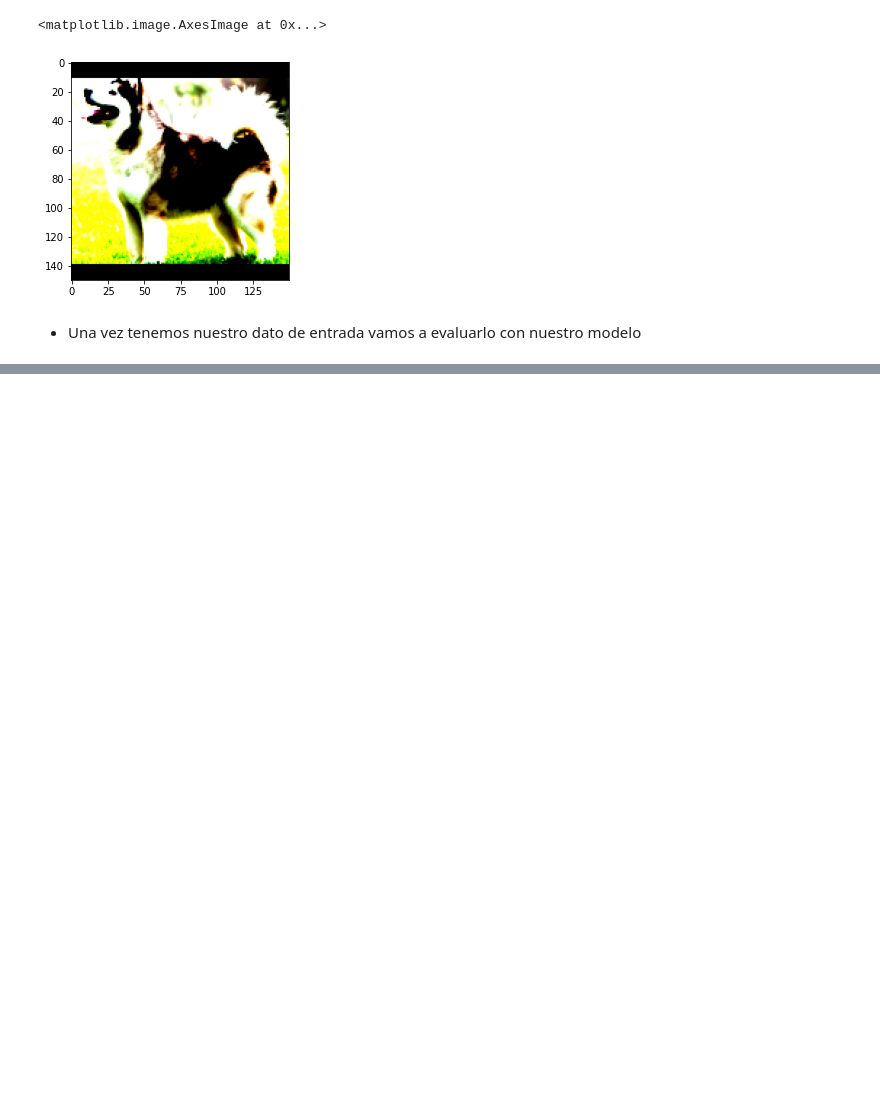
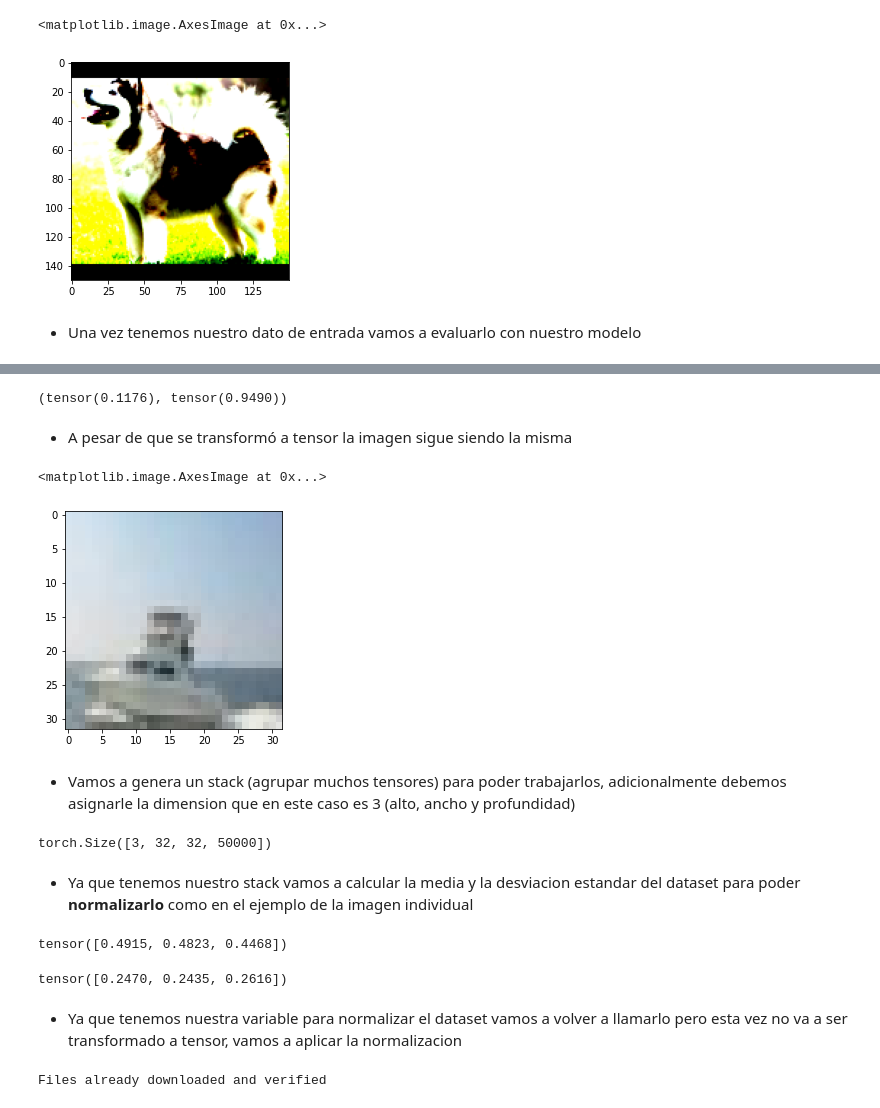
Before and after one commit to Nyota-Lab/torch, a Jupyter notebook: Reconocimiento_de_imagenes.ipynb, the cells around one changed output, grey strips where cells are left out. Cells and saved outputs as stored; diff of their text form; code cells hidden in the pictures; blank space fills up the shorter version.

```diff
--- a/Reconocimiento_de_imagenes.ipynb
+++ b/Reconocimiento_de_imagenes.ipynb
@@ -123,0 +198,2 @@ labels[index[0]], percentage[index[0]].item()
+# %%
+dataset = datasets.CIFAR10(data_path, train=True, download=True, transform=transforms.ToTensor())
@@ -123,0 +202,3 @@ labels[index[0]], percentage[index[0]].item()
+# %%
+img, label = dataset[100]
+img
@@ -123,0 +223,13 @@ labels[index[0]], percentage[index[0]].item()
+# %%
+img.min(), img.max()
+# %% [output]
+(tensor(0.1176), tensor(0.9490))
+# %% [markdown]
+* A pesar de que se transformó a tensor la imagen sigue siendo la misma
+# %%
+plt.imshow(img.permute(1,2,0))
+# %% [output]
+<matplotlib.image.AxesImage at 0x...>
+[figure, added]
+# %% [markdown]
+* Vamos a genera un stack (agrupar muchos tensores) para poder trabajarlos, adicionalmente debemos asignarle la dimension que en este caso es 3 (alto, ancho y profundidad)
@@ -123,0 +238,14 @@ labels[index[0]], percentage[index[0]].item()
+# %%
+imgs.shape
+# %% [output]
+torch.Size([3, 32, 32, 50000])
+# %% [markdown]
+* Ya que tenemos nuestro stack vamos a calcular la media y la desviacion estandar del dataset para poder **normalizarlo** como en el ejemplo de la imagen individual
+# %%
+imgs.view(3,-1).mean(dim=1)
+# %% [output]
+tensor([0.4915, 0.4823, 0.4468])
+# %%
+imgs.view(3,-1).std(dim=1)
+# %% [output]
+tensor([0.2470, 0.2435, 0.2616])
@@ -123,0 +260,6 @@ labels[index[0]], percentage[index[0]].item()
+# %% [markdown]
+* Ya que tenemos nuestra variable para normalizar el dataset vamos a volver a llamarlo pero esta vez no va a ser transformado a tensor, vamos a aplicar la normalizacion
+# %%
+dataset = datasets.CIFAR10(data_path, train=True, download=True, transform=transform)
+# %% [output]
+Files already downloaded and verified
```
Also changed, not shown: parts of 18 cells of this notebook.
